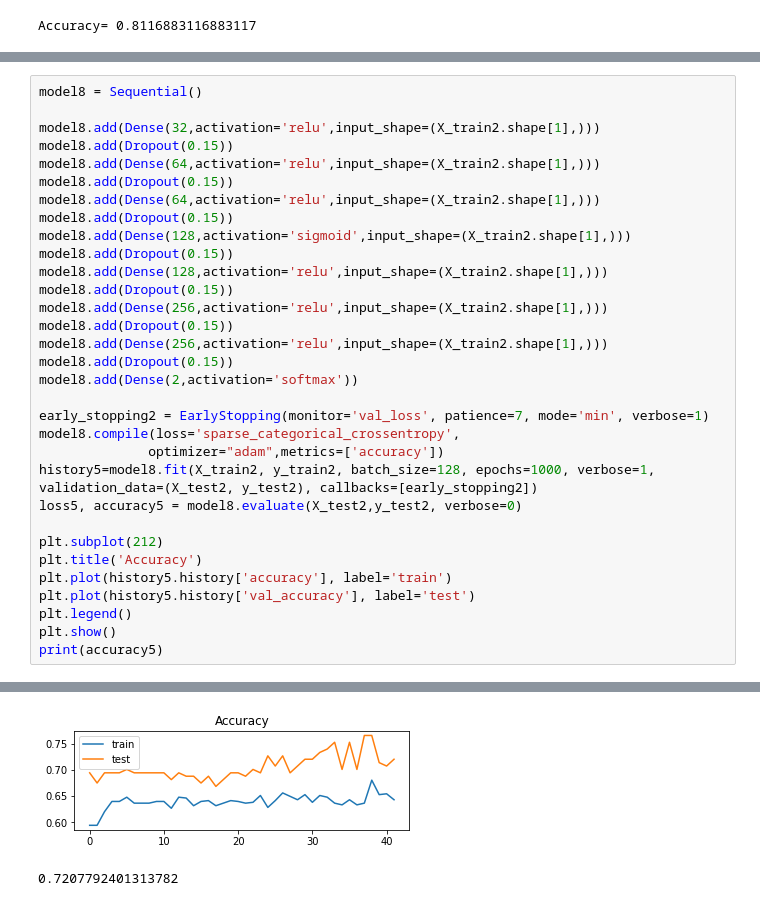
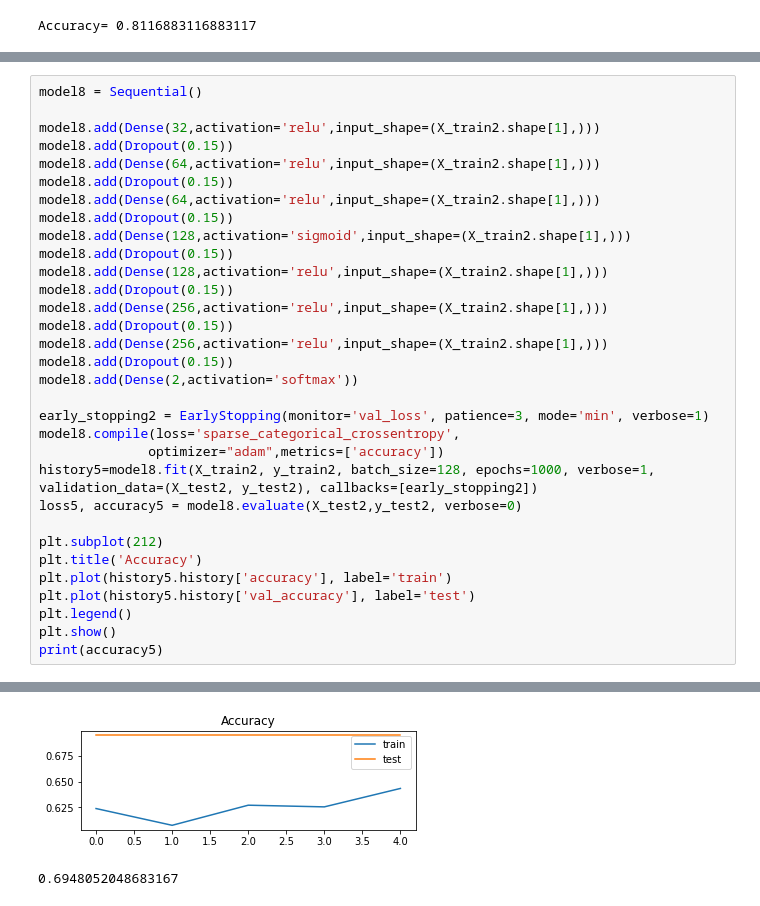
Before and after one commit to ryszap/psi, a Jupyter notebook: final.ipynb, the cells around one changed output, grey strips where cells are left out. Saved outputs shown, nothing was run; the diff lists cells and outputs as text.

```diff
--- a/final.ipynb
+++ b/final.ipynb
@@ -356,7 +359,7 @@ model8.add(Dense(256,activation='relu',input_shape=(X_train2.shape[1],)))
 model8.add(Dropout(0.15))
 model8.add(Dense(2,activation='softmax'))
 
-early_stopping2 = EarlyStopping(monitor='val_loss', patience=7, mode='min', verbose=1)
+early_stopping2 = EarlyStopping(monitor='val_loss', patience=3, mode='min', verbose=1)
 model8.compile(loss='sparse_categorical_crossentropy',
               optimizer="adam",metrics=['accuracy'])
 history5=model8.fit(X_train2, y_train2, batch_size=128, epochs=1000, verbose=1, validation_data=(X_test2, y_test2), callbacks=[early_stopping2])
@@ -390,2 +387,2 @@ Epoch 42: early stopping
-[figure, old version]
+[figure, new version]
-0.7207792401313782
+0.6948052048683167
```
Also changed, not shown: parts of 8 cells of this notebook.
